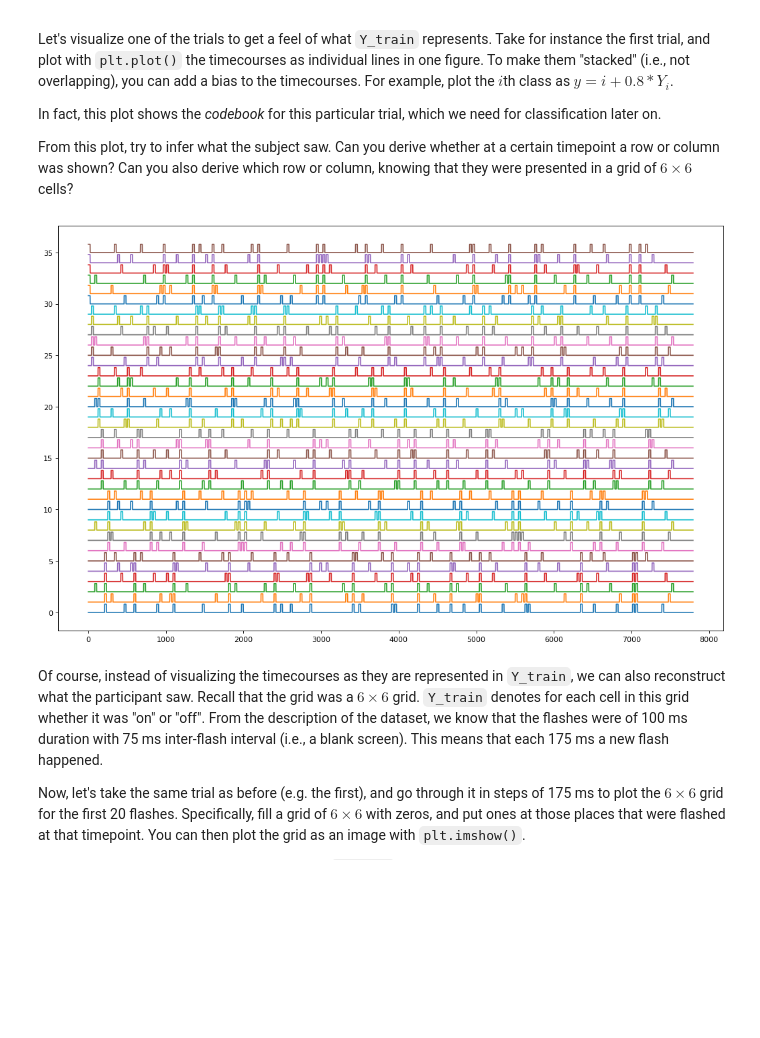
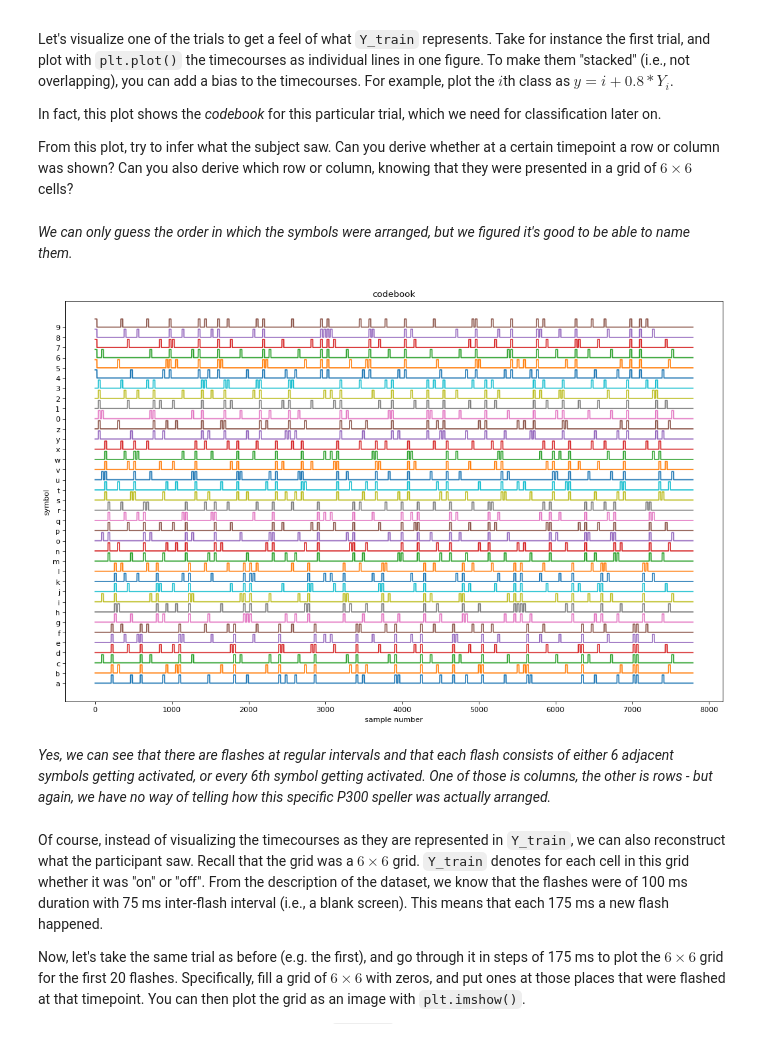
Before and after one commit to malyvsen/radboud-bci, a Jupyter notebook: assignment1.ipynb, the cells around one changed output. Cells and saved outputs as stored; diff of their text form; code cells hidden in the pictures; blank space fills up the shorter version.

```diff
--- a/assignment1.ipynb
+++ b/assignment1.ipynb
@@ -211,21 +213,31 @@ Let's visualize one of the trials to get a feel of what `Y_train` represents. Ta
 In fact, this plot shows the *codebook* for this particular trial, which we need for classification later on.
 
 From this plot, try to infer what the subject saw. Can you derive whether at a certain timepoint a row or column was shown? Can you also derive which row or column, knowing that they were presented in a grid of $6 \times 6$ cells?
+# %%
+num_trials = X_train.shape[0]
+samples_per_trial = X_train.shape[1]
+seconds_per_trial = samples_per_trial / fs
+num_channels = X_train.shape[2]
+num_symbols = Y_train.shape[2]
+symbols = list(string.ascii_lowercase + string.digits)
+# %% [markdown]
+_We can only guess the order in which the symbols were arranged, but we figured it's good to be able to name them._
 # %%
-k = Y_train.shape[0] #length trials
-m = Y_train.shape[1] #length samples
-n = Y_train.shape[2] #length classes
+fig = plt.figure(figsize=(16, 10), dpi= 80, facecolor='w', edgecolor='k')
 
-fig=plt.figure(figsize=(16, 10), dpi= 80, facecolor='w', edgecolor='k')
-
-for i in range(n):
-    y = i + 0.8*Y_train[0, :, i]
+for symbol_id in range(num_symbols):
+    y = symbol_id + 0.8 * Y_train[0, :, symbol_id]
     plt.plot(y)
 
-#plt.yticks([''])
+plt.title('codebook')
+plt.xlabel('sample number')
+plt.ylabel('symbol')
+plt.yticks(np.arange(num_symbols), symbols)
 plt.show()
 # %% [output]
-[figure, old version]
+[figure, new version]
+# %% [markdown]
+_Yes, we can see that there are flashes at regular intervals and that each flash consists of either 6 adjacent symbols getting activated, or every 6th symbol getting activated. One of those is columns, the other is rows - but again, we have no way of telling how this specific P300 speller was actually arranged._
 # %% [markdown]
 Of course, instead of visualizing the timecourses as they are represented in `Y_train`, we can also reconstruct what the participant saw. Recall that the grid was a $6 \times 6$ grid. `Y_train` denotes for each cell in this grid whether it was "on" or "off". From the description of the dataset, we know that the flashes were of 100 ms duration with 75 ms inter-flash interval (i.e., a blank screen). This means that each 175 ms a new flash happened.
 
```
Also changed, not shown: parts of 29 cells of this notebook.
